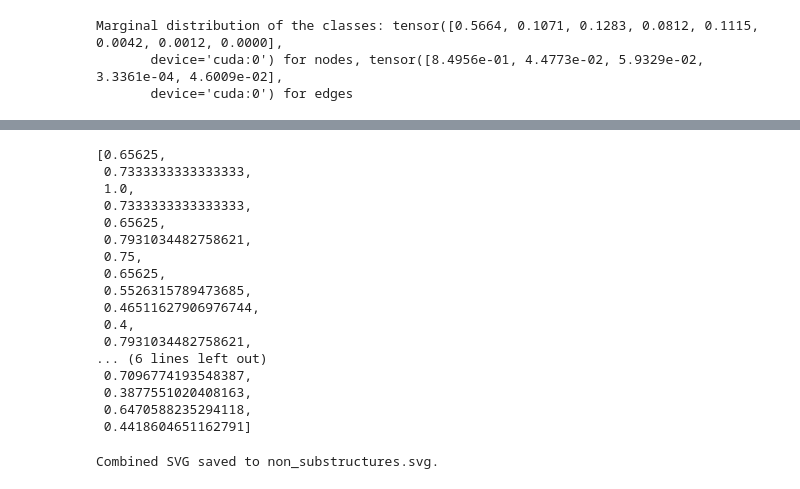
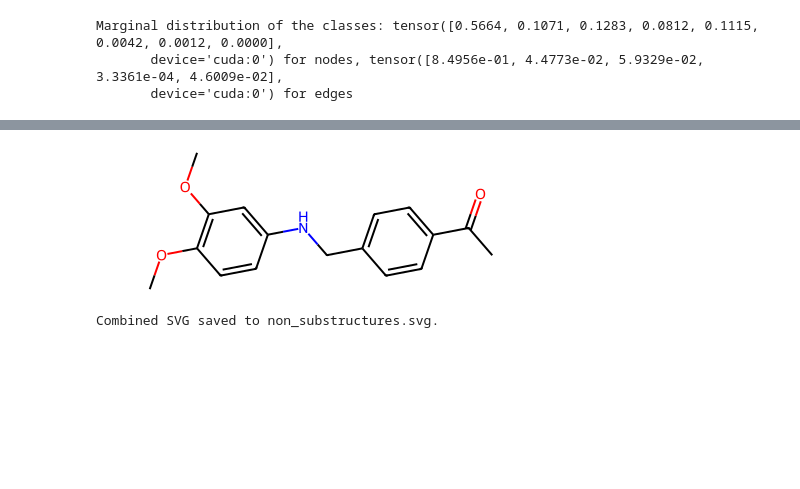
Before and after one commit to rudolfwilliam/DiGress, a Jupyter notebook: src/plot_moses_model.ipynb, the cells around one changed output, grey strips where cells are left out. Cells and saved outputs as stored; diff of their text form; code cells hidden in the pictures; blank space fills up the shorter version.

```diff
--- a/src/plot_moses_model.ipynb
+++ b/src/plot_moses_model.ipynb
@@ -108,5 +66,5 @@ The number of possible ways to add one atom is: 86
 # %%
-samples = model.sample_batch(batch_id=1, batch_size=128, keep_chain=1, number_chain_steps=1, save_final=1, num_nodes=atom_count, scaffold_mask=(mol_data_cropped[0][0], mol_data_cropped[1][0]))
+samples = model.sample_batch(batch_id=1, batch_size=256, keep_chain=1, number_chain_steps=1, save_final=1, num_nodes=atom_count, scaffold_mask=(mol_data_cropped[0][0], mol_data_cropped[1][0]))
 # %%
 samples_mol = clean_and_convert_samples(samples)
 
@@ -127,28 +102,12 @@ mol
 # %%
 # compute similarities to original molecule
 #fps_mol = AllChem.GetMorganFingerprintAsBitVect(mol, 2, useChirality=True)
 fps_mol = MACCSkeys.GenMACCSKeys(mol)
 from rdkit import DataStructs
 similarities = [DataStructs.TanimotoSimilarity(fps_mol, fp) for fp in fps]
-similarities
+samples_mol[similarities.index(max(similarities))]
 # %% [output]
-[0.65625,
- 0.7333333333333333,
- 1.0,
- 0.7333333333333333,
- 0.65625,
- 0.7931034482758621,
- 0.75,
- 0.65625,
- 0.5526315789473685,
- 0.46511627906976744,
- 0.4,
- 0.7931034482758621,
-... (6 lines left out)
- 0.7096774193548387,
- 0.3877551020408163,
- 0.6470588235294118,
- 0.4418604651162791]
+[figure, added]
 # %%
 #samples_mol[similarities.index(max(similarities))]
 # plot first 5 samples
```
Also changed, not shown: parts of 9 cells of this notebook, 3 other files.
